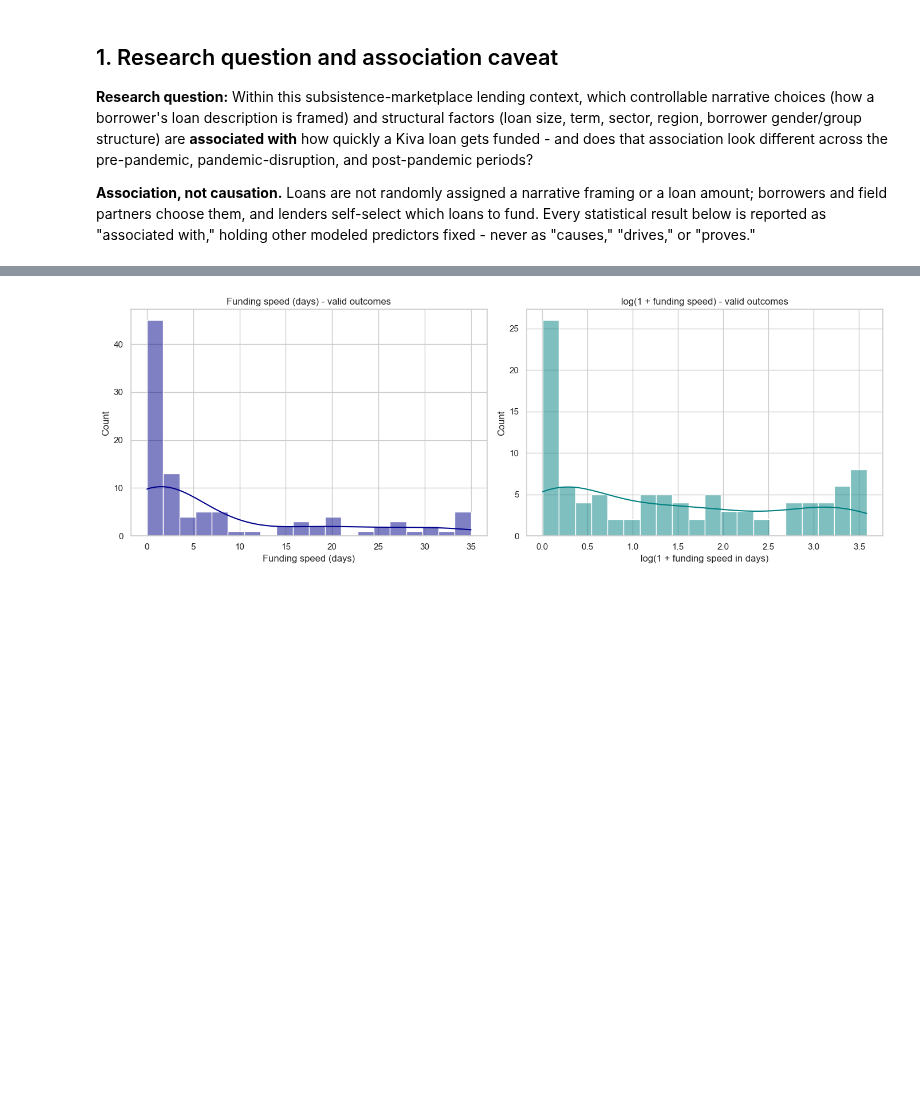
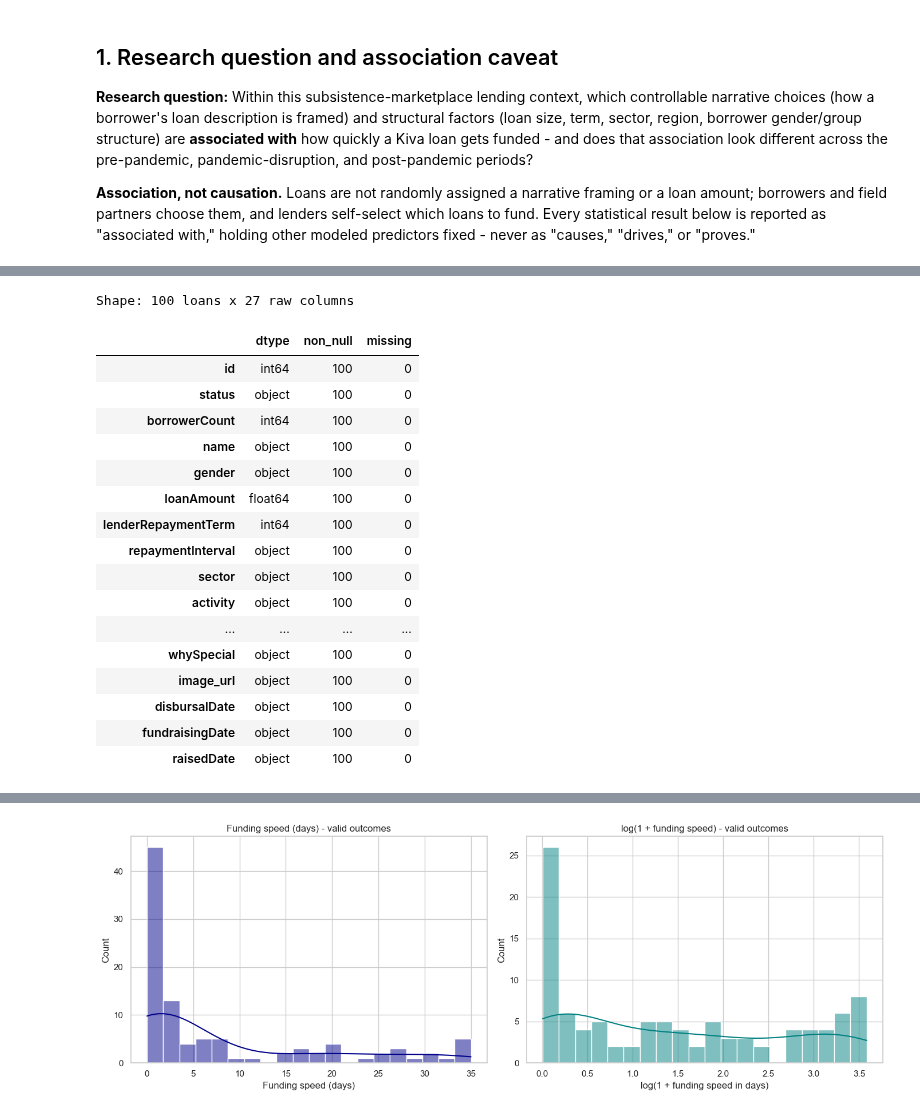
Before and after one commit to tuannm3812/unsw-ma-hackathon-2026, a Jupyter notebook: notebooks/starter_eda.ipynb, the cells around one changed output, grey strips where cells are left out. Drawn from its saved outputs; the diff is of its cells as text; code cells hidden in the pictures; blank space fills up the shorter version.

```diff
--- a/notebooks/starter_eda.ipynb
+++ b/notebooks/starter_eda.ipynb
@@ -85,0 +94,29 @@ plt.rcParams["font.size"] = 12
+# %%
+df_raw = load_kiva_pickle(str(DATA_PATH))
+print(f"Shape: {df_raw.shape[0]} loans x {df_raw.shape[1]} raw columns")
+
+schema = pd.DataFrame({
+    "dtype": df_raw.dtypes.astype(str),
+    "non_null": df_raw.count(),
+    "missing": df_raw.isna().sum(),
+})
+schema
+# %% [output]
+Shape: 100 loans x 27 raw columns
+|  | dtype | non_null | missing |
+| id | int64 | 100 | 0 |
+| status | object | 100 | 0 |
+| borrowerCount | int64 | 100 | 0 |
+| name | object | 100 | 0 |
+| gender | object | 100 | 0 |
+| loanAmount | float64 | 100 | 0 |
+| lenderRepaymentTerm | int64 | 100 | 0 |
+| repaymentInterval | object | 100 | 0 |
+| sector | object | 100 | 0 |
+| activity | object | 100 | 0 |
+| ... | ... | ... | ... |
+| whySpecial | object | 100 | 0 |
+| image_url | object | 100 | 0 |
+| disbursalDate | object | 100 | 0 |
+| fundraisingDate | object | 100 | 0 |
+| raisedDate | object | 100 | 0 |
```
Also changed, not shown: parts of 16 cells of this notebook, 1 other file.
